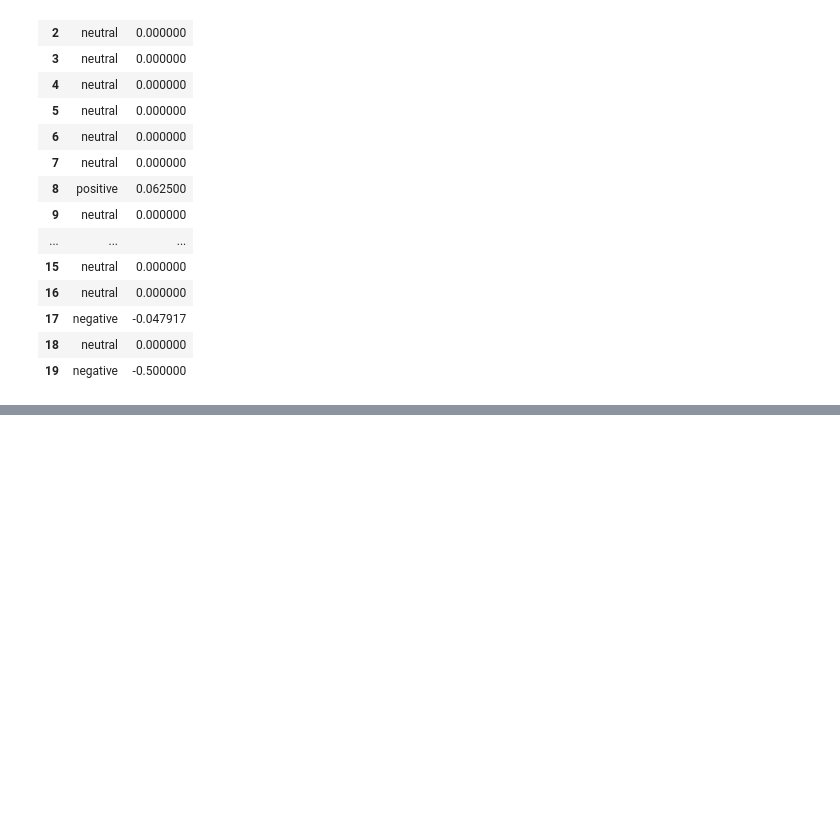
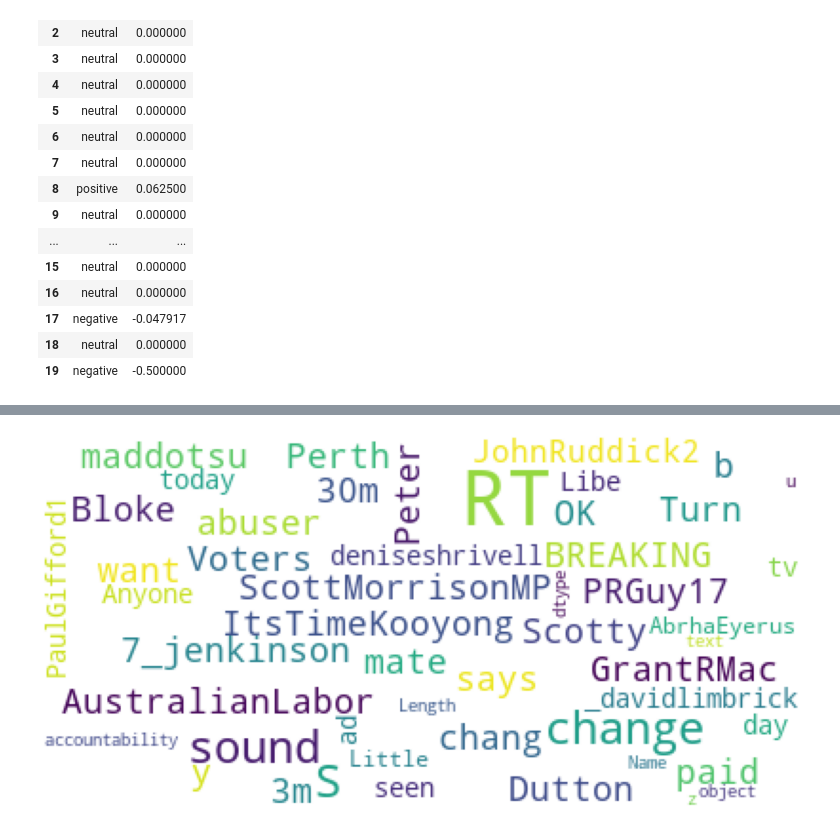
Before and after one commit to sohamdighe14/COMP90024-A2, a Jupyter notebook: TweetAnalysis/election_data_2022.ipynb, the cells around one changed output, grey strips where cells are left out. Drawn from its saved outputs; the diff is of its cells as text; code cells hidden in the pictures; blank space fills up the shorter version.

```diff
--- a/TweetAnalysis/election_data_2022.ipynb
+++ b/TweetAnalysis/election_data_2022.ipynb
@@ -402,0 +431,21 @@ topic
+# %%
+#wordcloud
+import matplotlib.pyplot as plt
+import seaborn as sns
+%matplotlib inline
+from wordcloud import WordCloud, STOPWORDS
+wordcloud_ = WordCloud(
+                          background_color='white',
+                          stopwords=set(STOPWORDS),
+                          max_words=250,
+                          max_font_size=40,
+                          random_state=1705
+                         ).generate(str(tweets['text'].dropna()))
+def cloud_plot(wordcloud):
+    fig = plt.figure(1, figsize=(20,15))
+    plt.imshow(wordcloud)
+    plt.axis('off')
+    plt.show()
+cloud_plot(wordcloud_)
+# %% [output]
+[figure, added]
```
Also changed, not shown: parts of 14 cells of this notebook, 12 other files.
